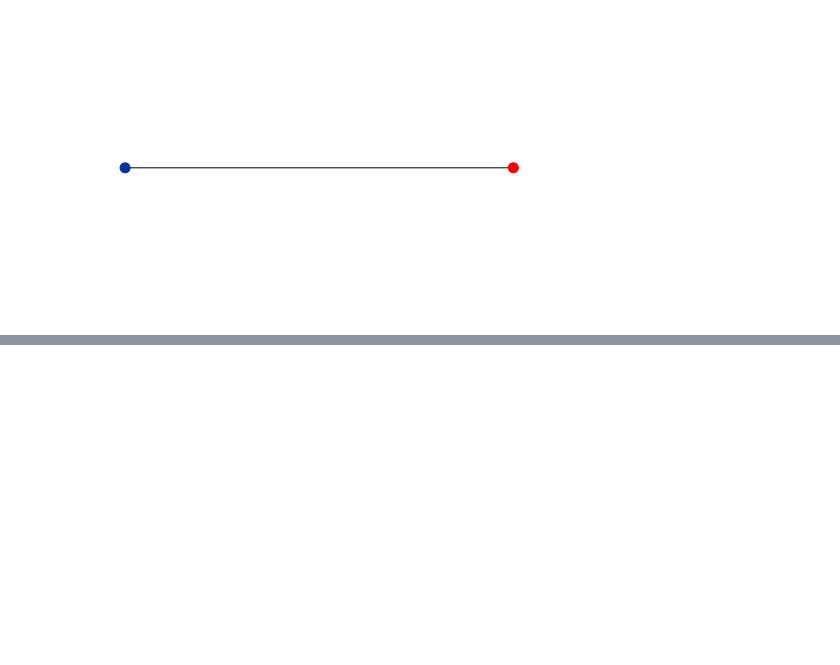
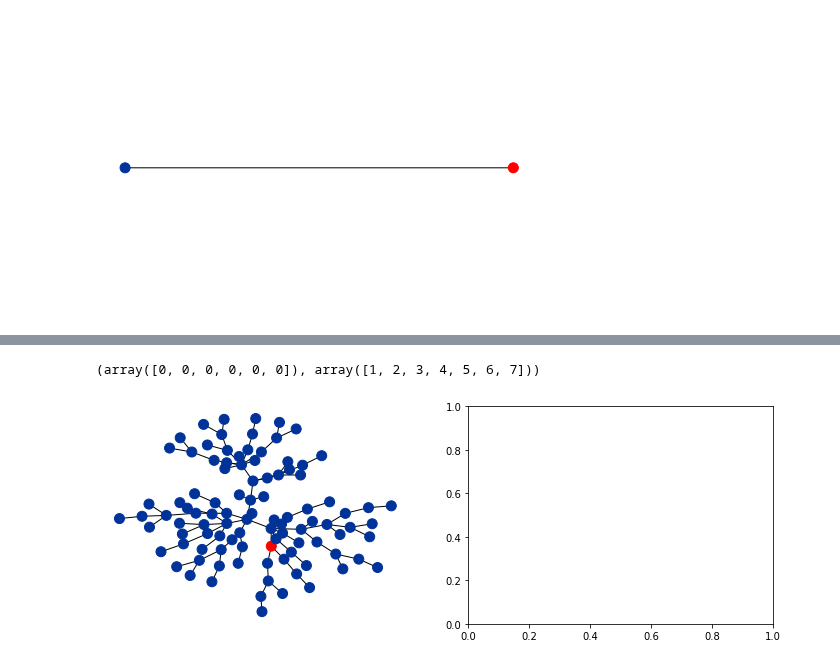
Before and after one commit to RachelMordecai7/Computational-Biology, a Jupyter notebook: Online Class 3, Disease Propagation + Homework.ipynb, the cells around one changed output, grey strips where cells are left out. Drawn from its saved outputs; the diff is of its cells as text; code cells hidden in the pictures; blank space fills up the shorter version.

```diff
--- a/Online Class 3, Disease Propagation + Homework.ipynb
+++ b/Online Class 3, Disease Propagation + Homework.ipynb
@@ -187,0 +220,39 @@ plt.ylabel('N new cases');
+# %%
+#Network 2
+def pandemic(g, prob=0.5, nsteps=10):
+    """Runs the pandemic for several steps."""
+    for node in g.get_nodes():
+        g.values[node] = 0      #First all nodes will be healthy
+    g.values[0] = g.gdict[node] #Changed this so the first infected node would be chosen at random
+
+    history = np.zeros(nsteps)
+    for t in range(nsteps):
+        newly_infected = []
+        for node in g.get_nodes():
+            if g.values[node]==1:
+                neighbors = g.gdict[node]
+                for neighbor in neighbors:
+                    if g.values[neighbor]==0 and np.random.uniform()<prob:
+                        newly_infected.append(neighbor)
+        for node in newly_infected:
+            g.values[node] = 1
+        history[t] = len(newly_infected)
+    return history
+
+history = pandemic(g, prob=0.5, nsteps=30)
+plt.figure(figsize=(12,4))
+plt.subplot(121)
+g.plot()
+
+#plt.subplot(122)
+#plt.plot(history);
+#plt.xlabel('Day');
+#plt.ylabel('N new cases');
+
+#Histogram of averages; this also for some reason is not plotting the histogram, however is not giving me an error?
+a2 = np.average(history)
+plt.subplot(122)
+np.histogram(a2, bins = [1,2,3,4,5,6,7])
+# %% [output]
+(array([0, 0, 0, 0, 0, 0]), array([1, 2, 3, 4, 5, 6, 7]))
+[figure, added]
```
Also changed, not shown: parts of 8 cells of this notebook.
